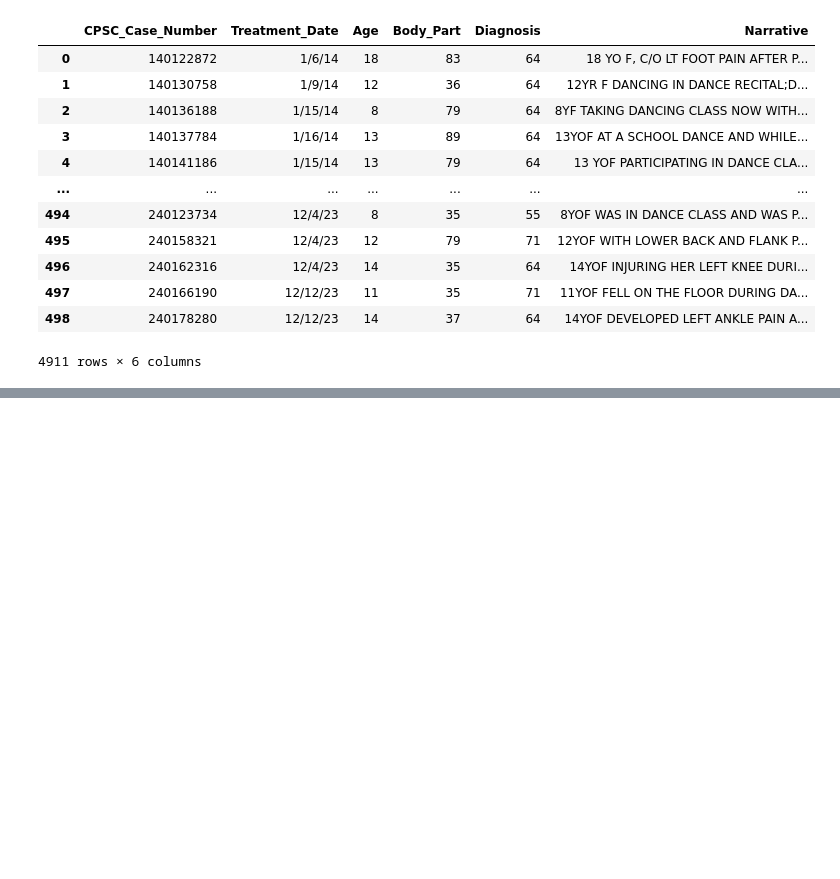
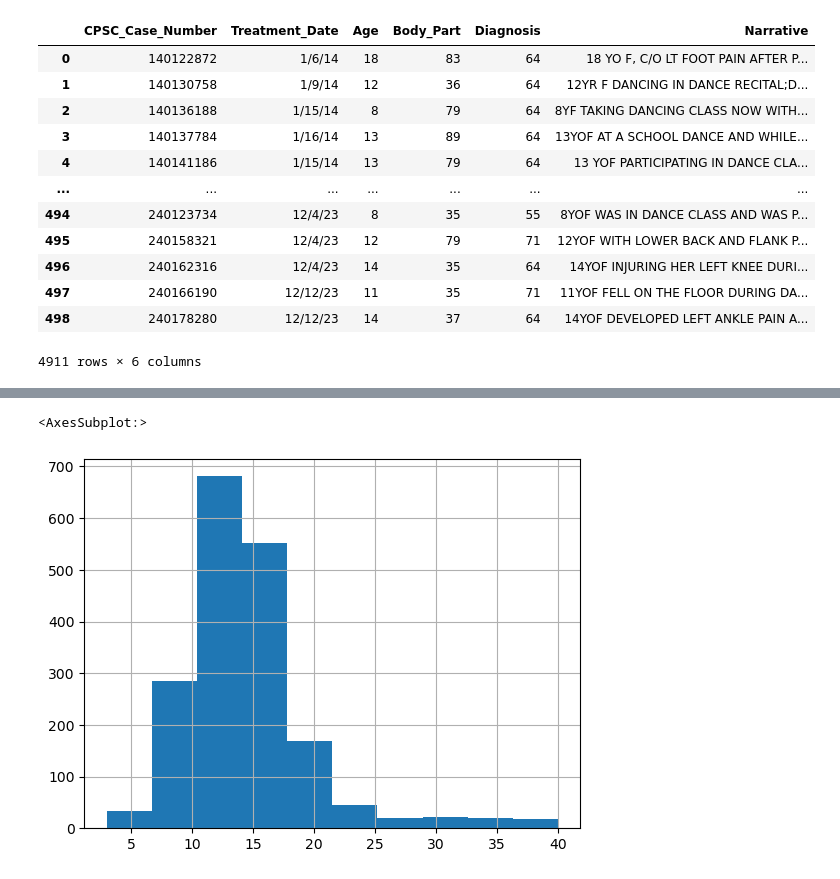
Before and after one commit to ccgurek/Data-400-Final-Project, a Jupyter notebook: Final Project Work.ipynb, the cells around one changed output, grey strips where cells are left out. Saved outputs shown, nothing was run; the diff lists cells and outputs as text; code cells hidden in the pictures; blank space fills up the shorter version.

```diff
--- a/Final Project Work.ipynb
+++ b/Final Project Work.ipynb
@@ -36,0 +62,5 @@ injuries_total
+# %%
+injuries_total[injuries_total.Diagnosis==64]["Age"].hist()
+# %% [output]
+<AxesSubplot:>
+[figure, added]
```
Also changed, not shown: parts of 8 cells of this notebook.
